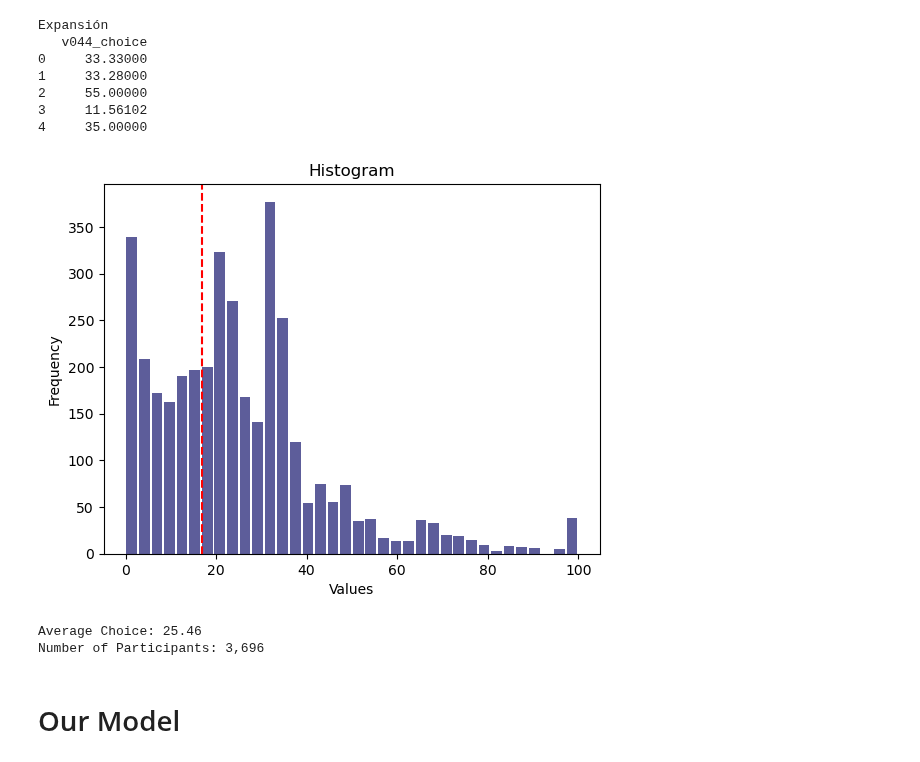
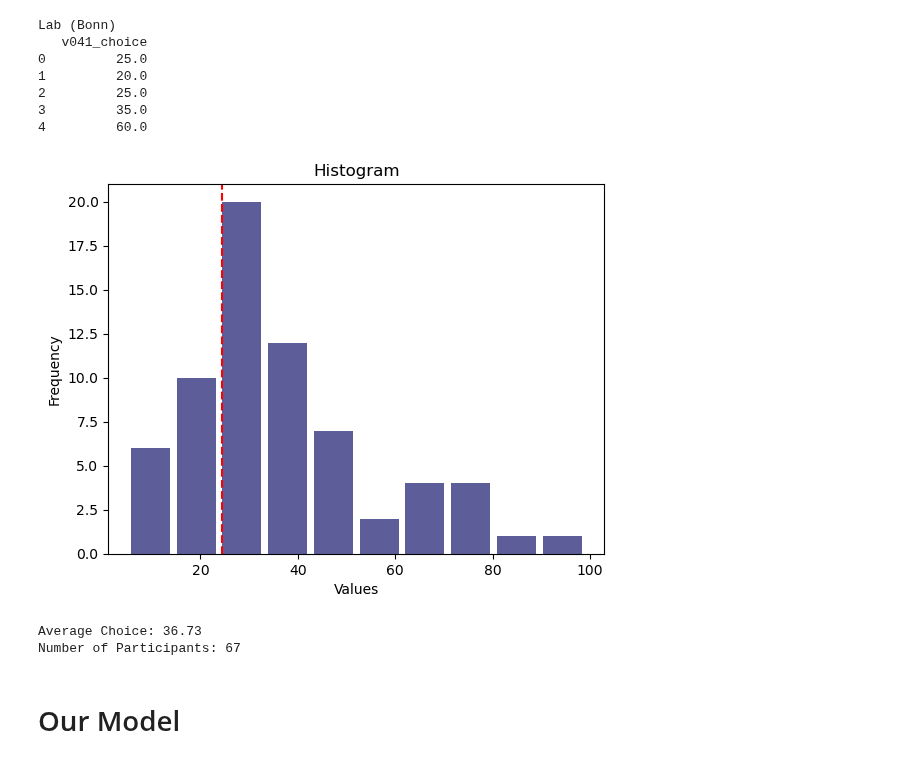
Before and after one commit to RamanEbrahimi/Research, a Jupyter notebook: K-level Network/k-level verification.ipynb, the cells around one changed output. Drawn from its saved outputs; the diff is of its cells as text; code cells hidden in the pictures.

```diff
--- a/K-level Network/k-level verification.ipynb
+++ b/K-level Network/k-level verification.ipynb
@@ -13,7 +13,7 @@ file_path = '/Users/macbook/Desktop/Research/K-level Network/BeautyContest2018_D
 xls = pd.ExcelFile(file_path)
 
 # Get the name of the last sheet
-last_sheet_name = xls.sheet_names[-2]
+last_sheet_name = xls.sheet_names[1]
 print(last_sheet_name)
 
 # Read only the fourth column of the last sheet of the Excel file
@@ -22,28 +22,31 @@ df = pd.read_excel(file_path, sheet_name=last_sheet_name, usecols=[3])
 # Print the DataFrame to see the content
 print(df.head())
 # %% [output]
-Expansión
-   v044_choice
-0     33.33000
-1     33.28000
-2     55.00000
-3     11.56102
-4     35.00000
+Lab (Bonn)
+   v041_choice
+0         25.0
+1         20.0
+2         25.0
+3         35.0
+4         60.0
 # %%
+last_sheet_name = xls.sheet_names[1]
+df = pd.read_excel(file_path, sheet_name=last_sheet_name, usecols=[3])
+
 # Plotting the histogram
 plt.hist(df.iloc[:, 0].dropna(), bins='auto', color='midnightblue', alpha=0.7, rwidth=0.85)  # 'auto' lets matplotlib choose the number of bins
 avg_choice = np.mean(df.iloc[:, 0].dropna())
 plt.axvline(x=(2/3) * avg_choice, color='red', linestyle='--', label=f'2/3 of Average Choice ({(2/3) * avg_choice:.2f})')
 plt.xlabel('Values')
 plt.ylabel('Frequency')
 plt.title('Histogram')
 plt.show()
 print(f'Average Choice: {avg_choice:.2f}')
 print(f'Number of Participants: {len(df):,}')
 # %% [output]
-[figure, old version]
+[figure, new version]
-Average Choice: 25.46
-Number of Participants: 3,696
+Average Choice: 36.73
+Number of Participants: 67
 # %% [markdown]
 # Our Model
 # %%
```
Also changed, not shown: parts of 2 cells of this notebook, 7 other files.
